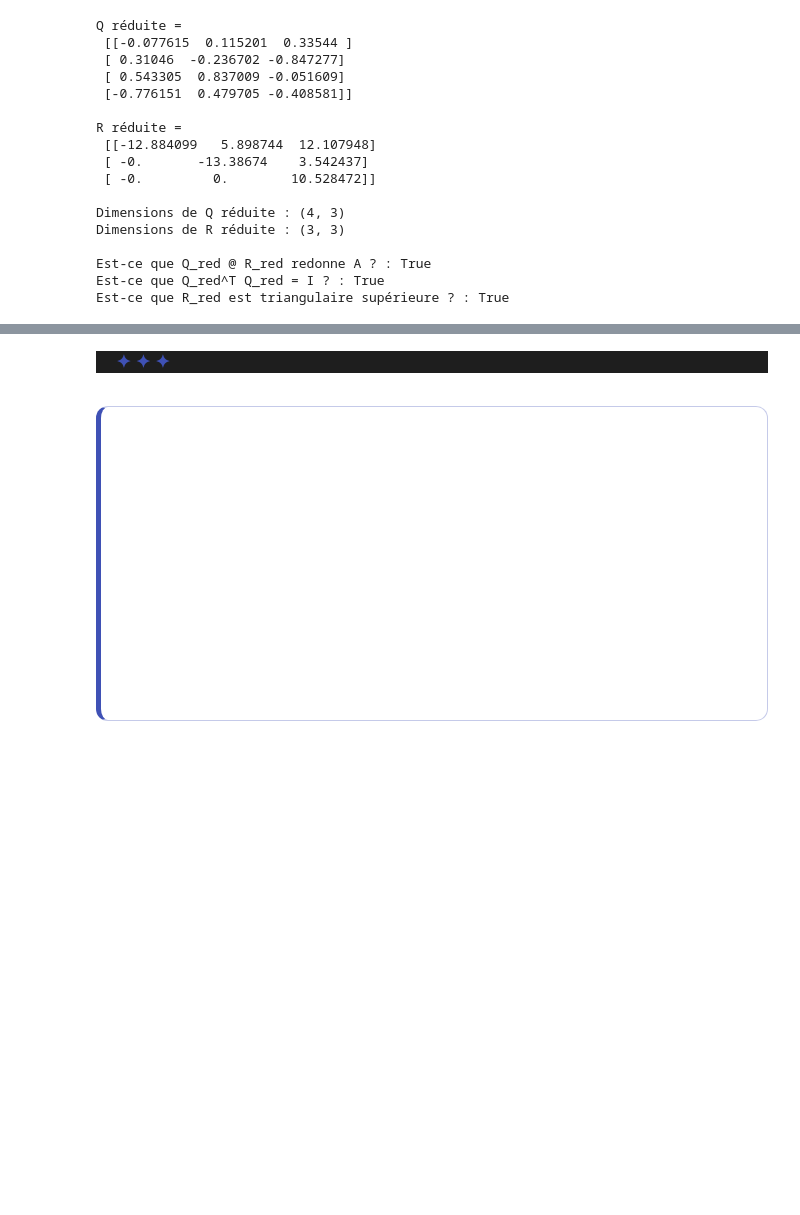
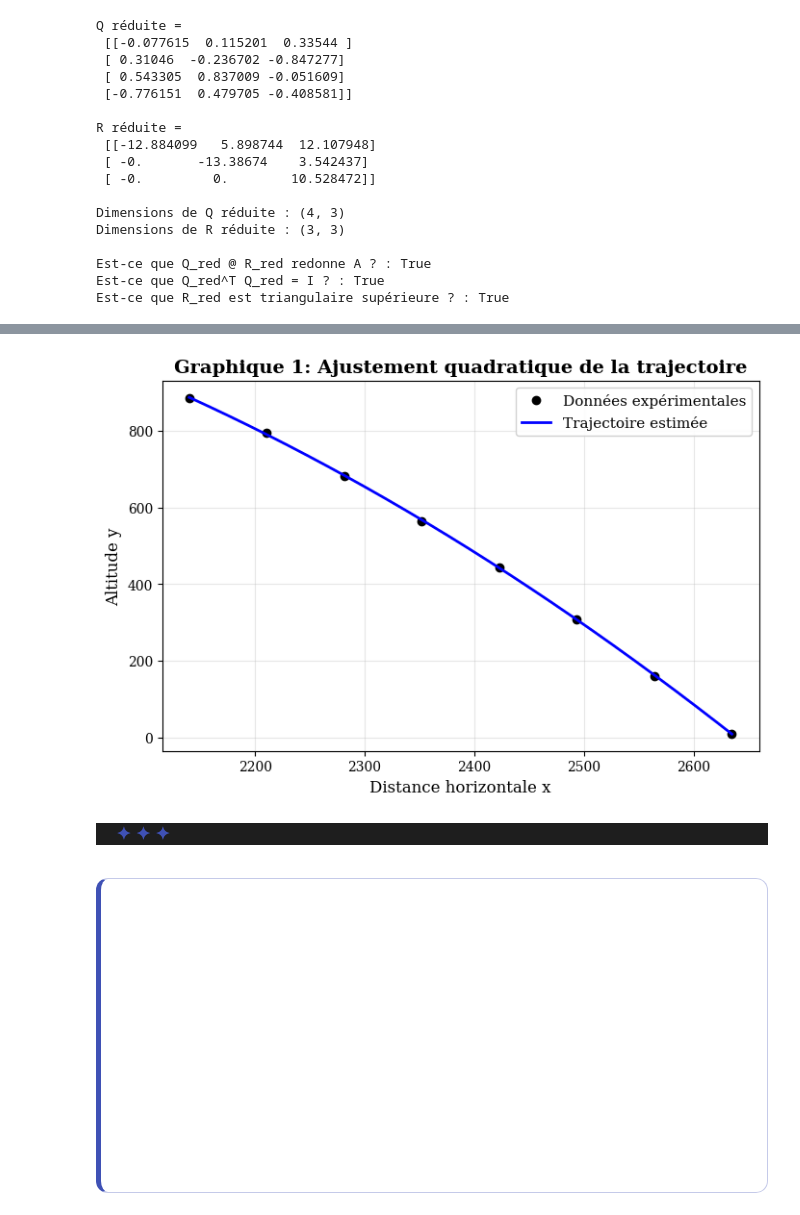
Before and after one commit to PhD-Brown/PHY-3500, a Jupyter notebook: TP_3/draft_Justine.ipynb, the cells around one changed output, grey strips where cells are left out. Drawn from its saved outputs; the diff is of its cells as text; code cells hidden in the pictures; blank space fills up the shorter version.

```diff
--- a/TP_3/draft_Justine.ipynb
+++ b/TP_3/draft_Justine.ipynb
@@ -1141,3 +1325,32 @@ donnée par l’équation (3.8).
+# %%
+import numpy as np
+import matplotlib.pyplot as plt
+
+# Paramètres estimés
+alpha_0 = -658.13243136
+alpha_1 = 2.74765634
+alpha_2 = -0.00094659
+
+# Domaine pour tracer la courbe
+x_modele = np.linspace(np.min(x), np.max(x), 500)
+y_modele = alpha_0 + alpha_1*x_modele + alpha_2*x_modele**2
+
+# Graphique
+plt.figure(figsize=(8,5))
+
+plt.plot(x, y, 'ko', label='Données expérimentales')
+plt.plot(x_modele, y_modele, 'b-', linewidth=2, label='Trajectoire estimée')
+
+plt.title("Graphique 1: Ajustement quadratique de la trajectoire")
+plt.xlabel("Distance horizontale x")
+plt.ylabel("Altitude y")
+
+plt.legend()
+plt.grid(True)
+
+plt.show()
+# %% [output]
+[figure, added]
 # %% [markdown]
 <div style="height: 50px;"></div>
 <div style="position: relative; margin: 30px 0;">
```
Also changed, not shown: parts of 5 cells of this notebook.
